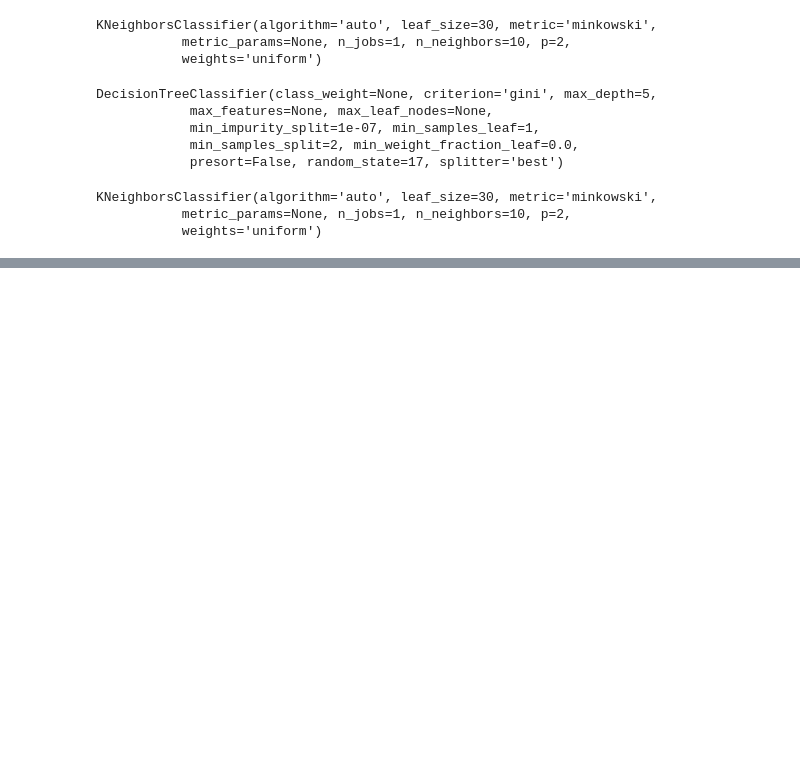
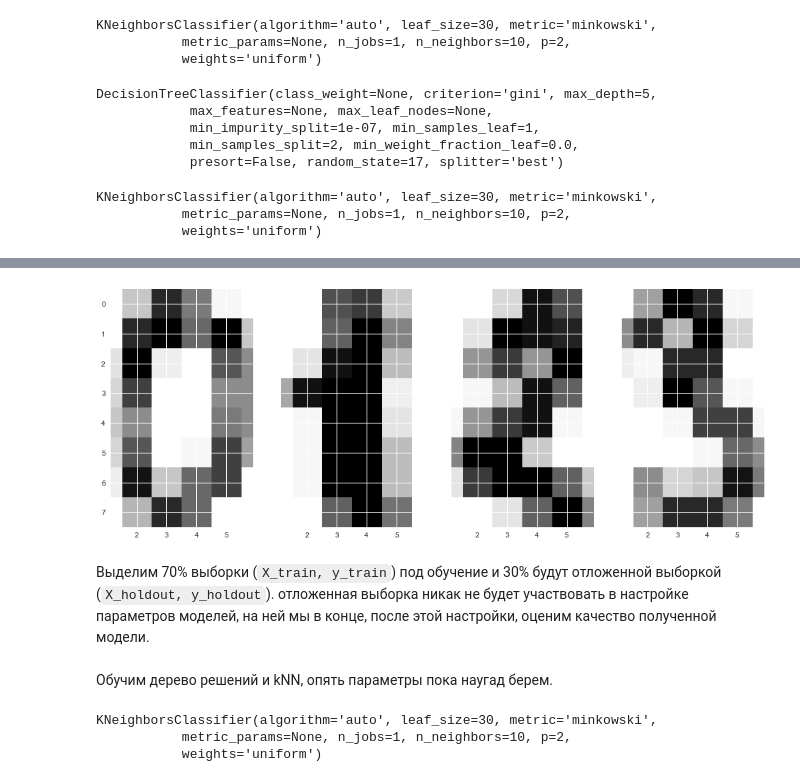
Before and after one commit to OlenaNN/Jupiter_Notebook_Lessons, a Jupyter notebook: Tree_and_kNN.ipynb, the cells around one changed output, grey strips where cells are left out. Cells and saved outputs as stored; diff of their text form; code cells hidden in the pictures; blank space fills up the shorter version.

```diff
--- a/Tree_and_kNN.ipynb
+++ b/Tree_and_kNN.ipynb
@@ -383,0 +527,5 @@ KNeighborsClassifier(algorithm='auto', leaf_size=30, metric='minkowski',
+# %%
+from sklearn.datasets import load_digits
+
+data = load_digits()
+X, y = data.data, data.target
@@ -383,0 +568,6 @@ KNeighborsClassifier(algorithm='auto', leaf_size=30, metric='minkowski',
+# %%
+f, axes = plt.subplots(1, 4, sharey=True, figsize=(16,6))
+for i in range(4):
+    axes[i].imshow(X[i,:].reshape([8,8]));
+# %% [output]
+[figure, added]
@@ -383,0 +576,2 @@ KNeighborsClassifier(algorithm='auto', leaf_size=30, metric='minkowski',
+# %% [markdown]
+Выделим 70% выборки (`X_train, y_train`) под обучение и 30% будут отложенной выборкой (`X_holdout, y_holdout`). отложенная выборка никак не будет участвовать в настройке параметров моделей, на ней мы в конце, после этой настройки, оценим качество полученной модели.
@@ -383,0 +581,12 @@ KNeighborsClassifier(algorithm='auto', leaf_size=30, metric='minkowski',
+# %% [markdown]
+Обучим дерево решений и kNN, опять параметры пока наугад берем.
+# %%
+tree = DecisionTreeClassifier(max_depth=5, random_state=17)
+knn = KNeighborsClassifier(n_neighbors=10)
+
+tree.fit(X_train, y_train)
+knn.fit(X_train, y_train)
+# %% [output]
+KNeighborsClassifier(algorithm='auto', leaf_size=30, metric='minkowski',
+           metric_params=None, n_jobs=1, n_neighbors=10, p=2,
+           weights='uniform')
```
Also changed, not shown: parts of 55 cells of this notebook, 1 other file.
